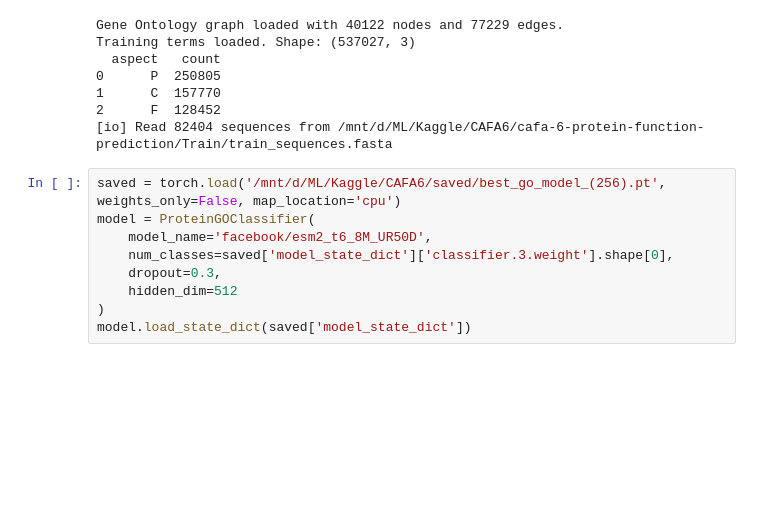
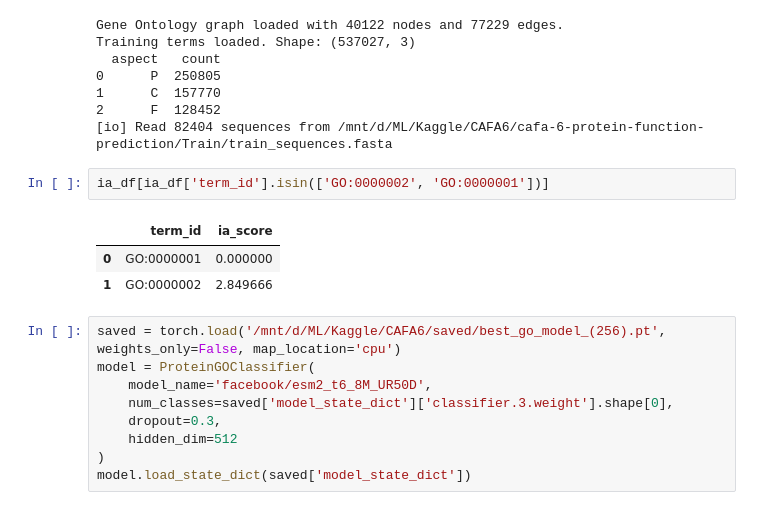
Before and after one commit to tnshp/CAFA6-transformer, a Jupyter notebook: test.ipynb, the cells around one changed output. Cells and saved outputs as stored; diff of their text form; blank space fills up the shorter version.

```diff
--- a/test.ipynb
+++ b/test.ipynb
@@ -42,6 +42,12 @@ Training terms loaded. Shape: (537027, 3)
 1      C  157770
 2      F  128452
 [io] Read 82404 sequences from /mnt/d/ML/Kaggle/CAFA6/cafa-6-protein-function-prediction/Train/train_sequences.fasta
+# %%
+ia_df[ia_df['term_id'].isin(['GO:0000002', 'GO:0000001'])]
+# %% [output]
+|  | term_id | ia_score |
+| 0 | GO:0000001 | 0.000000 |
+| 1 | GO:0000002 | 2.849666 |
 # %%
 saved = torch.load('/mnt/d/ML/Kaggle/CAFA6/saved/best_go_model_(256).pt', weights_only=False, map_location='cpu')
 model = ProteinGOClassifier(
```
Also changed, not shown: parts of 3 cells of this notebook, 6 other files.
